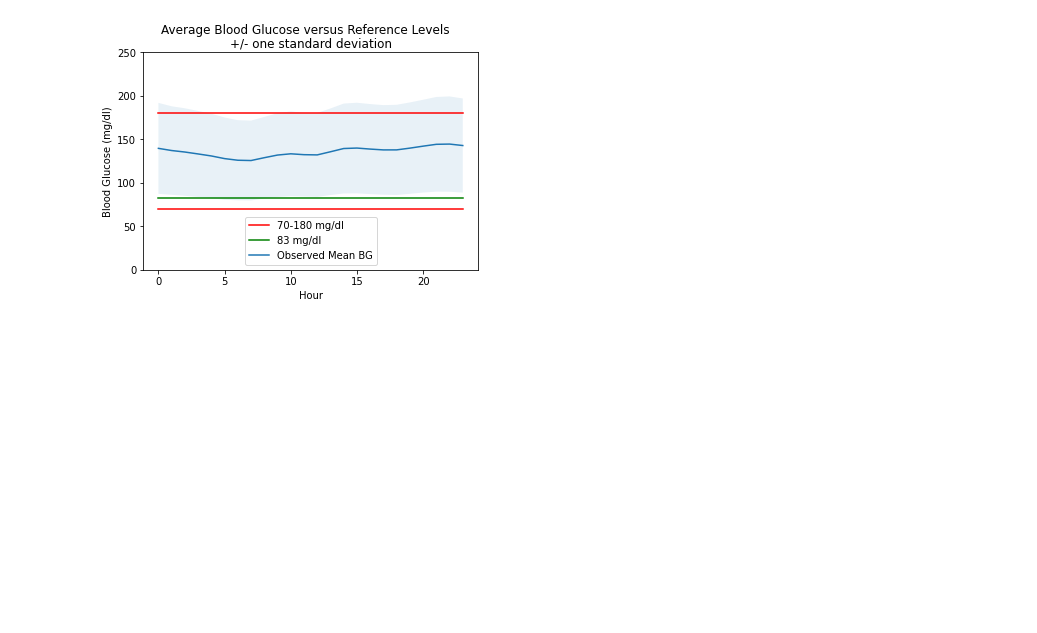
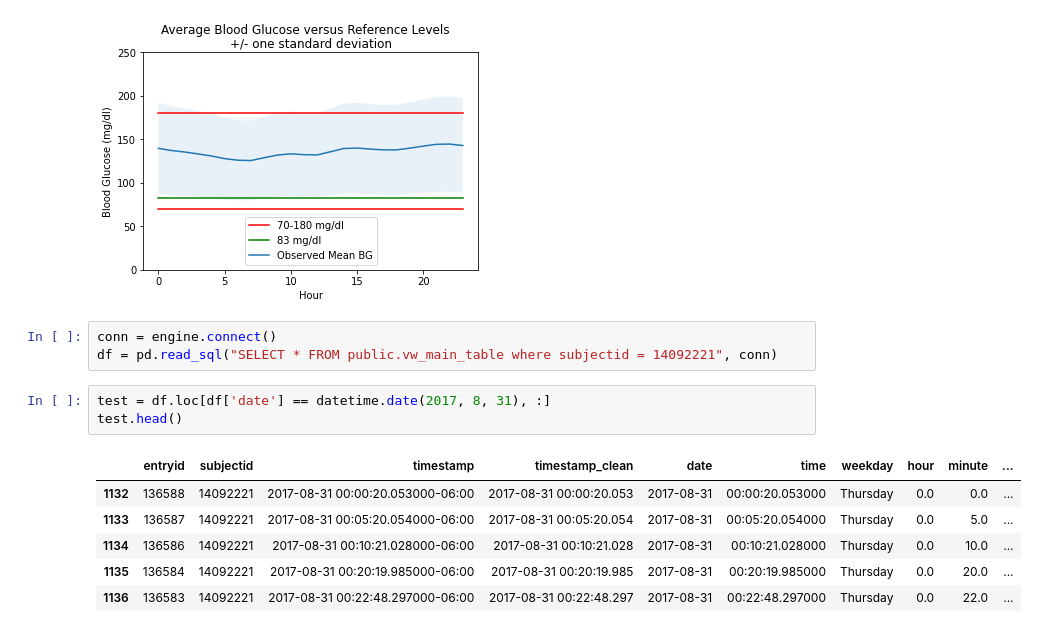
Before and after one commit to Spencer-Weston/BGPredict, a Jupyter notebook: bgpredict/Notebooks/Presentation2.ipynb, the cells around one changed output. Saved outputs shown, nothing was run; the diff lists cells and outputs as text; blank space fills up the shorter version.

```diff
--- a/bgpredict/Notebooks/Presentation2.ipynb
+++ b/bgpredict/Notebooks/Presentation2.ipynb
@@ -192,3 +176,16 @@ plt.title('+/- one standard deviation')
 # %% [output]
 Text(0.5, 1.0, '+/- one standard deviation')
 [figure]
+# %%
+conn = engine.connect()
+df = pd.read_sql("SELECT * FROM public.vw_main_table where subjectid = 14092221", conn)
+# %%
+test = df.loc[df['date'] == datetime.date(2017, 8, 31), :]
+test.head()
+# %% [output]
+|  | entryid | subjectid | timestamp | timestamp_clean | date | time | weekday | hour | minute | ... |
+| 1132 | 136588 | 14092221 | 2017-08-31 00:00:20.053000-06:00 | 2017-08-31 00:00:20.053 | 2017-08-31 | 00:00:20.053000 | Thursday | 0.0 | 0.0 | ... |
+| 1133 | 136587 | 14092221 | 2017-08-31 00:05:20.054000-06:00 | 2017-08-31 00:05:20.054 | 2017-08-31 | 00:05:20.054000 | Thursday | 0.0 | 5.0 | ... |
+| 1134 | 136586 | 14092221 | 2017-08-31 00:10:21.028000-06:00 | 2017-08-31 00:10:21.028 | 2017-08-31 | 00:10:21.028000 | Thursday | 0.0 | 10.0 | ... |
+| 1135 | 136584 | 14092221 | 2017-08-31 00:20:19.985000-06:00 | 2017-08-31 00:20:19.985 | 2017-08-31 | 00:20:19.985000 | Thursday | 0.0 | 20.0 | ... |
+| 1136 | 136583 | 14092221 | 2017-08-31 00:22:48.297000-06:00 | 2017-08-31 00:22:48.297 | 2017-08-31 | 00:22:48.297000 | Thursday | 0.0 | 22.0 | ... |
```
Also changed, not shown: parts of 7 cells of this notebook.
